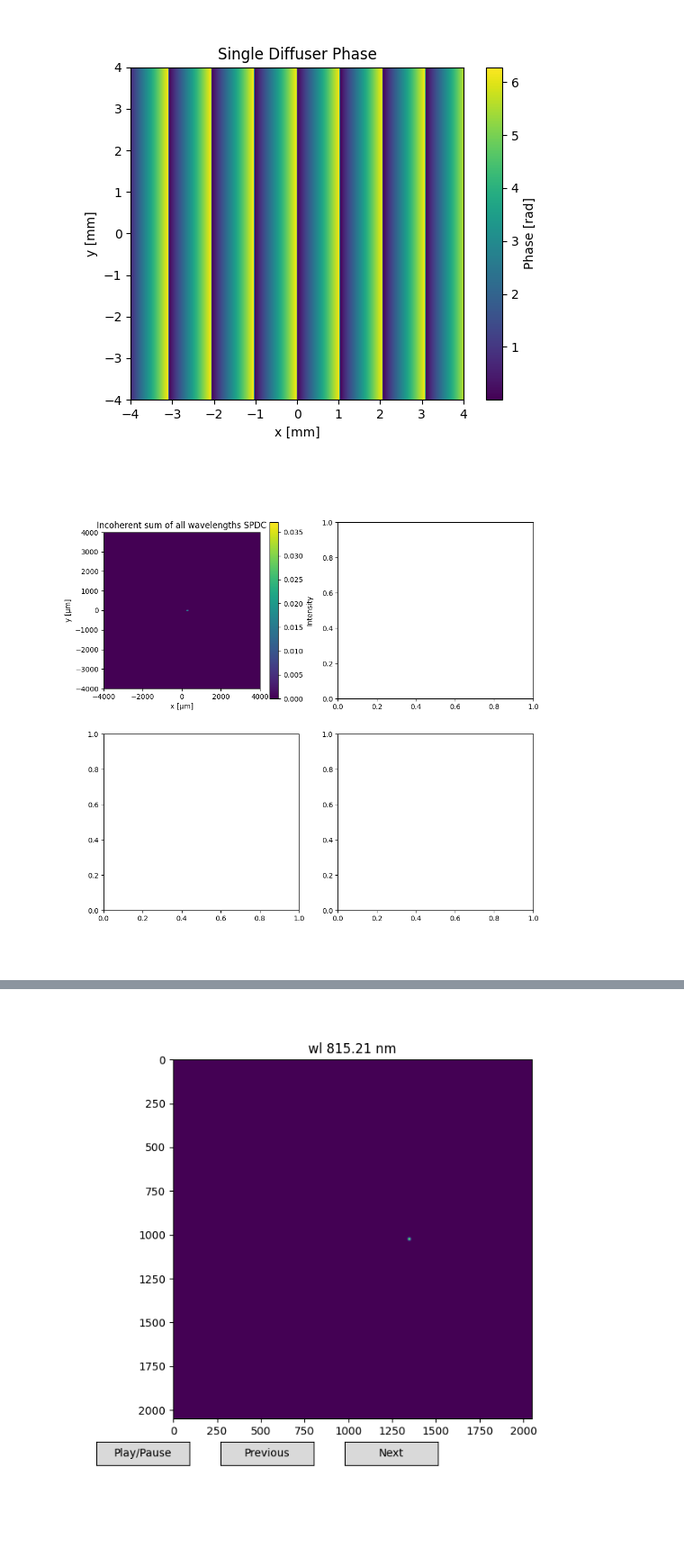
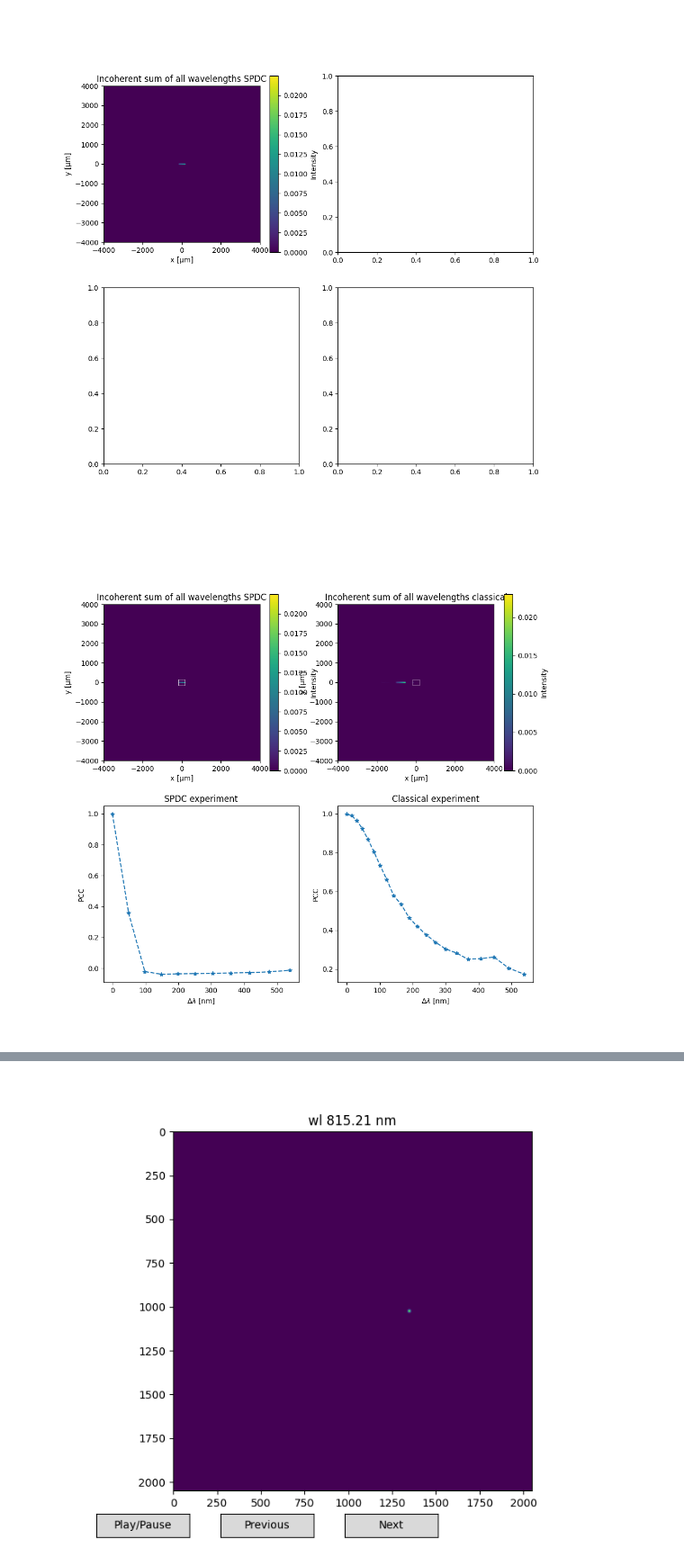
Before and after one commit to rubiaek/qdc2, a Jupyter notebook: qdc/diffuser/run_grating.ipynb, the cells around one changed output, grey strips where cells are left out. Shown at 90% size. Cells and saved outputs as stored; diff of their text form; code cells hidden in the pictures; blank space fills up the shorter version.

```diff
--- a/qdc/diffuser/run_grating.ipynb
+++ b/qdc/diffuser/run_grating.ipynb
@@ -16,13 +16,13 @@ sim = DiffuserSimulation(
     Lx=8e-3, Ly=8e-3,
     wl0=808e-9,
     Dwl=500e-9,
-    N_wl=11,
+    N_wl=21,
     waist=40e-6,
     focal_length=200e-3,
-    init_off_axis=0.,
+    init_off_axis=1200e-6,
     # diffuser_angle=0.0001,  # for wrapped
     # rms_height=7,   # for wrapped
-    diffuser_angle=0.015 * 2*np.pi/360 * 3,
+    diffuser_angle=0.015 * 2*np.pi/360 * 10,
     rms_height=15,
     diffuser_type='grating',  # "ohad", "rfft", "wrapped",
     # pinholes=[0.5, 0.5, 0.5], # units of focal length, relative distances
@@ -33,12 +33,12 @@ sim = DiffuserSimulation(
 res = sim.run_SPDC_simulation()
 res = sim.run_classical_simulation()
 # %%
-res.show_diffuser()
+# res.show_diffuser()
 mid = res.Nx // 2
 D = 40
 res._populate_res_SPDC(roi=np.index_exp[mid-D:mid+D, mid-D:mid+D])
 res._populate_res_classical(roi=np.index_exp[mid-D:mid+D, mid-D:mid+D])
 res.show(sq_D=D*(res.x[1] - res.x[0]) * 1e6)
 # %% [output]
-[figure, old version]
+[figure, new version]
-[figure, old version]
+[figure, new version]
```
Also changed, not shown: parts of 1 cell of this notebook.
